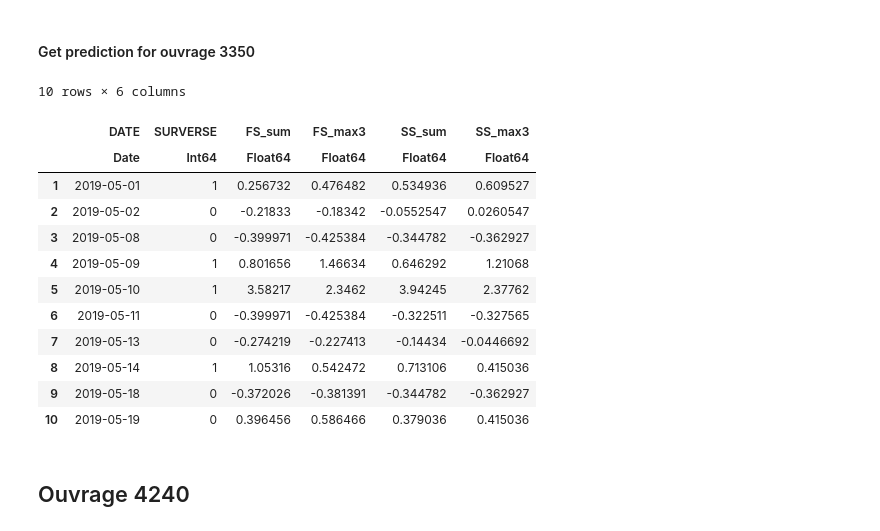
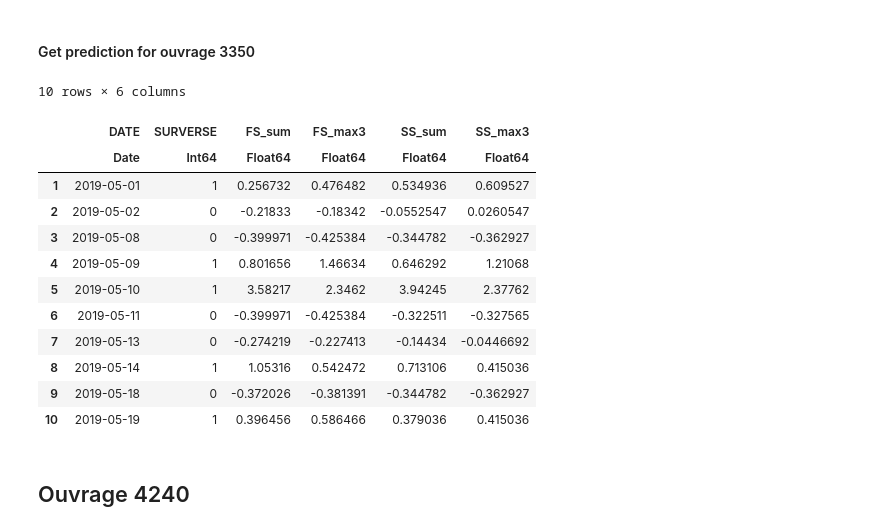
Before and after one commit to JeyzerMC/MTH3302-Project, a Jupyter notebook: Modele_Isolation.ipynb, the cells around one changed output. Cells and saved outputs as stored; diff of their text form; code cells hidden in the pictures.

```diff
--- a/Modele_Isolation.ipynb
+++ b/Modele_Isolation.ipynb
@@ -161,10 +119,10 @@ first(pred_3260[!, vis_ft], 10)
 # %% [markdown]
 ## Ouvrage 3350
 # %%
-data_set = CSV.read("data/parsed/oversampled/ouvrage_3350.csv");
-train_set, val_set = partitionTrainTest(data_set);
-val_labels = val_set[!, :SURVERSE];
-size(data_set)
+data_set_3350 = CSV.read("data/parsed/oversampled/ouvrage_3350.csv");
+train_set_3350, val_set_3350 = partitionTrainTest(data_set_3350);
+val_labels_3350 = val_set_3350[!, :SURVERSE];
+size(data_set_3350)
 # %% [output]
 (10000, 10)
 # %% [markdown]
@@ -223,0 +160,3 @@ val_pred_rf = get_rf_probas(train_set, val_set, names_ft, estimated_params);
+# %%
+estimated_params_3350 = [5, 100, 80, 25];
+get_rf_direct(train_set_3350, val_set_3350, names_ft, estimated_params_3350)
@@ -242,7 +176,7 @@ evaluate_threshold(val_pred, val_labels, 0.5)
 # %% [markdown]
 #### Get full model
 # %%
-test_set = CSV.read("data/parsed/test_3350.csv");
-size(test_set)
+test_set_3350 = CSV.read("data/parsed/test_3350.csv");
+size(test_set_3350)
 # %% [output]
 (70, 9)
@@ -263,24 +183,32 @@ test_pred = convert(Array{Int}, trunc.(test_pred));
+# %%
+test_model_glm_3350 = glm(val_form, data_set_3350, Bernoulli(), LogitLink());
+test_pred_glm_3350 = GLM.predict(test_model_glm_3350, test_set_3350);
+test_pred_rf_3350 = get_rf_probas(data_set_3350, test_set_3350, names_ft, estimated_params_3350);
+test_pred_3350 = (test_pred_glm_3350 + test_pred_rf_3350[:, 2]) ./ 2;
+test_pred_3350[test_pred_3350 .>= 0.5] .= 1.0;
+test_pred_3350[test_pred_3350 .< 0.5] .= 0.0;
+test_pred_3350 = convert(Array{Int}, trunc.(test_pred_3350));
 # %% [markdown]
 #### Get prediction for ouvrage 3350
 # %%
-pred_3350 = test_set;
-pred_3350[!, :SURVERSE] = test_pred;
+pred_3350 = test_set_3350;
+pred_3350[!, :SURVERSE] = test_pred_3350;
 vis_ft = [:DATE, :SURVERSE, :FS_sum, :FS_max3, :SS_sum, :SS_max3];
 first(pred_3350[!, vis_ft], 10)
 # %% [output]
 10 rows × 6 columns
 |  | DATE | SURVERSE | FS_sum | FS_max3 | SS_sum | SS_max3 |
 |  | Date | Int64 | Float64 | Float64 | Float64 | Float64 |
 | 1 | 2019-05-01 | 1 | 0.256732 | 0.476482 | 0.534936 | 0.609527 |
 | 2 | 2019-05-02 | 0 | -0.21833 | -0.18342 | -0.0552547 | 0.0260547 |
 | 3 | 2019-05-08 | 0 | -0.399971 | -0.425384 | -0.344782 | -0.362927 |
 | 4 | 2019-05-09 | 1 | 0.801656 | 1.46634 | 0.646292 | 1.21068 |
 | 5 | 2019-05-10 | 1 | 3.58217 | 2.3462 | 3.94245 | 2.37762 |
 | 6 | 2019-05-11 | 0 | -0.399971 | -0.425384 | -0.322511 | -0.327565 |
 | 7 | 2019-05-13 | 0 | -0.274219 | -0.227413 | -0.14434 | -0.0446692 |
 | 8 | 2019-05-14 | 1 | 1.05316 | 0.542472 | 0.713106 | 0.415036 |
 | 9 | 2019-05-18 | 0 | -0.372026 | -0.381391 | -0.344782 | -0.362927 |
-| 10 | 2019-05-19 | 0 | 0.396456 | 0.586466 | 0.379036 | 0.415036 |
+| 10 | 2019-05-19 | 1 | 0.396456 | 0.586466 | 0.379036 | 0.415036 |
 # %% [markdown]
 ## Ouvrage 4240
 # %%
```
Also changed, not shown: parts of 137 cells of this notebook, 7 other files.
